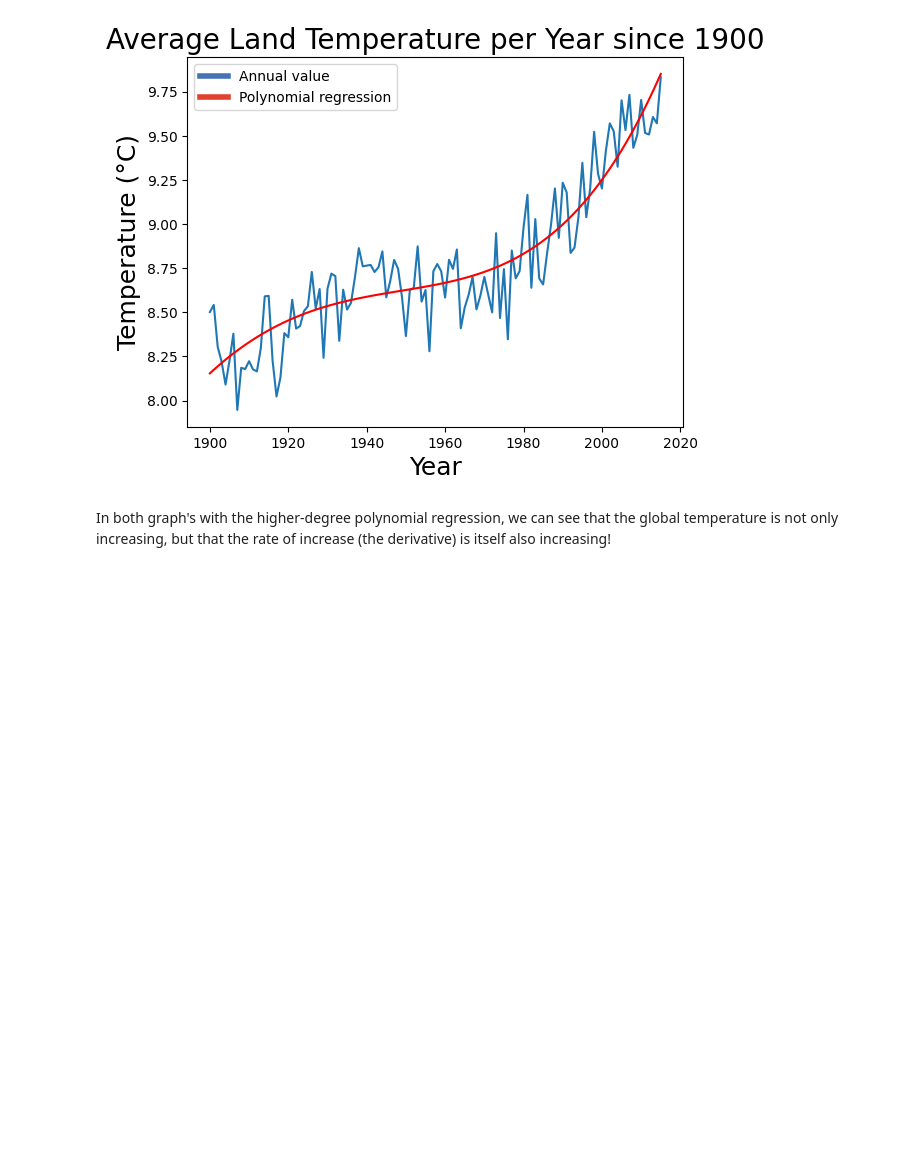
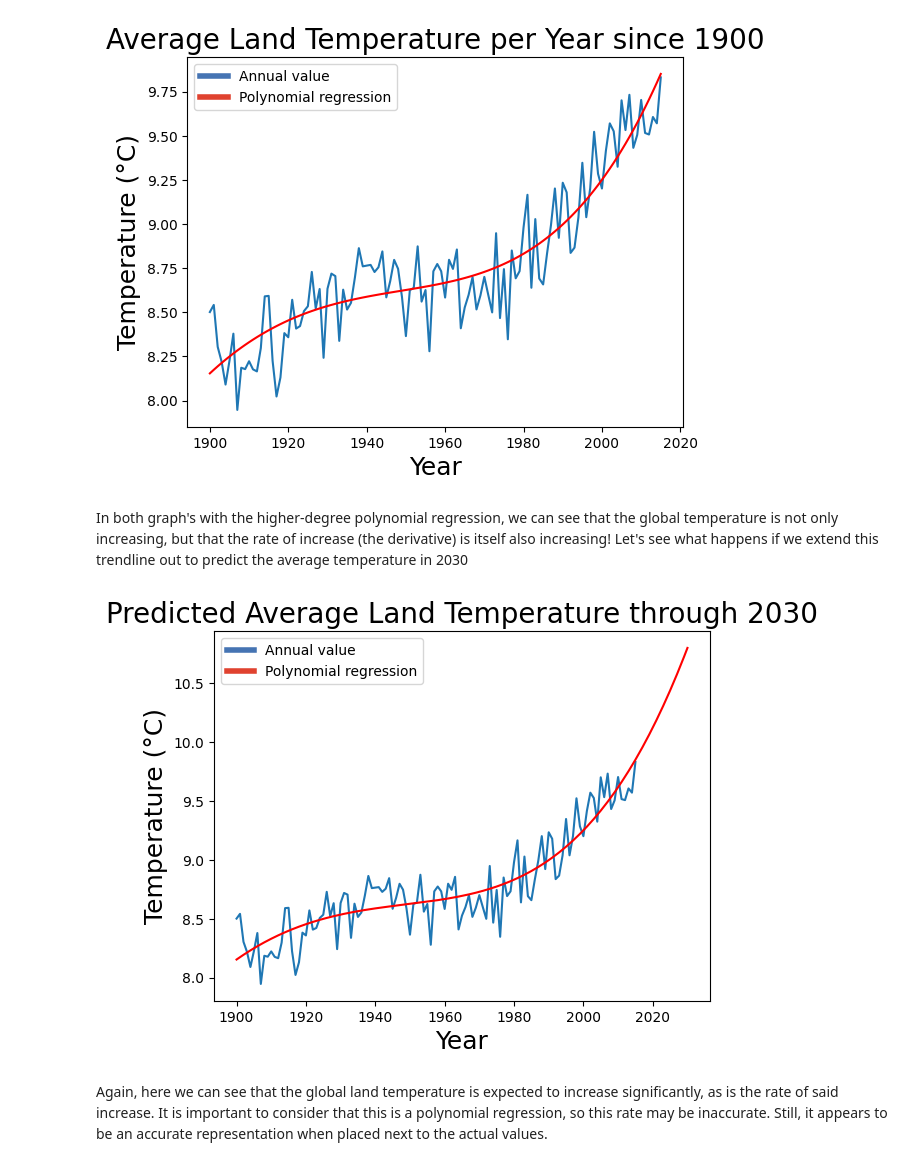
Before and after one commit to danielileon/ClimateAnalysis, a Jupyter notebook: Land Average Temperature by Year.ipynb, the cells around one changed output. Drawn from its saved outputs; the diff is of its cells as text; code cells hidden in the pictures; blank space fills up the shorter version.

Commit message:
Added predictions

```diff
--- a/Land Average Temperature by Year.ipynb
+++ b/Land Average Temperature by Year.ipynb
@@ -155,4 +155,29 @@ plt.show()
 # %% [output]
 [figure]
 # %% [markdown]
-In both graph's with the higher-degree polynomial regression, we can see that the global temperature is not only increasing, but that the rate of increase (the derivative) is itself also increasing!
+In both graph's with the higher-degree polynomial regression, we can see that the global temperature is not only increasing, but that the rate of increase (the derivative) is itself also increasing! Let's see what happens if we extend this trendline out to predict the average temperature in 2030
+# %%
+x = modern.index
+y = modern["LandAverageTemperature"]
+z = np.polyfit(x, y, 4)
+p = np.poly1d(z)
+
+modern.plot(y="LandAverageTemperature")
+years = np.arange(1900, 2031)
+plt.plot(years, p(years), "r") # Since we are using a different range, we have to use years instead of x
+
+plt.title("Predicted Average Land Temperature through 2030", fontsize=20)
+plt.xlabel("Year", fontsize=18)
+plt.ylabel("Temperature (°C)", fontsize=18)
+
+# adapted from https://matplotlib.org/stable/gallery/text_labels_and_annotations/custom_legends.html
+cmap = plt.cm.RdYlBu
+custom_lines = [Line2D([0], [0], color=cmap(0.9), lw=4),
+                Line2D([0], [0], color=cmap(0.13), lw=4)]
+plt.legend(custom_lines, ["Annual value", "Polynomial regression"])
+
+plt.show()
+# %% [output]
+[figure, added]
+# %% [markdown]
+Again, here we can see that the global land temperature is expected to increase significantly, as is the rate of said increase. It is important to consider that this is a polynomial regression, so this rate may be inaccurate. Still, it appears to be an accurate representation when placed next to the actual values.
```
Also changed, not shown: parts of 1 cell of this notebook.
